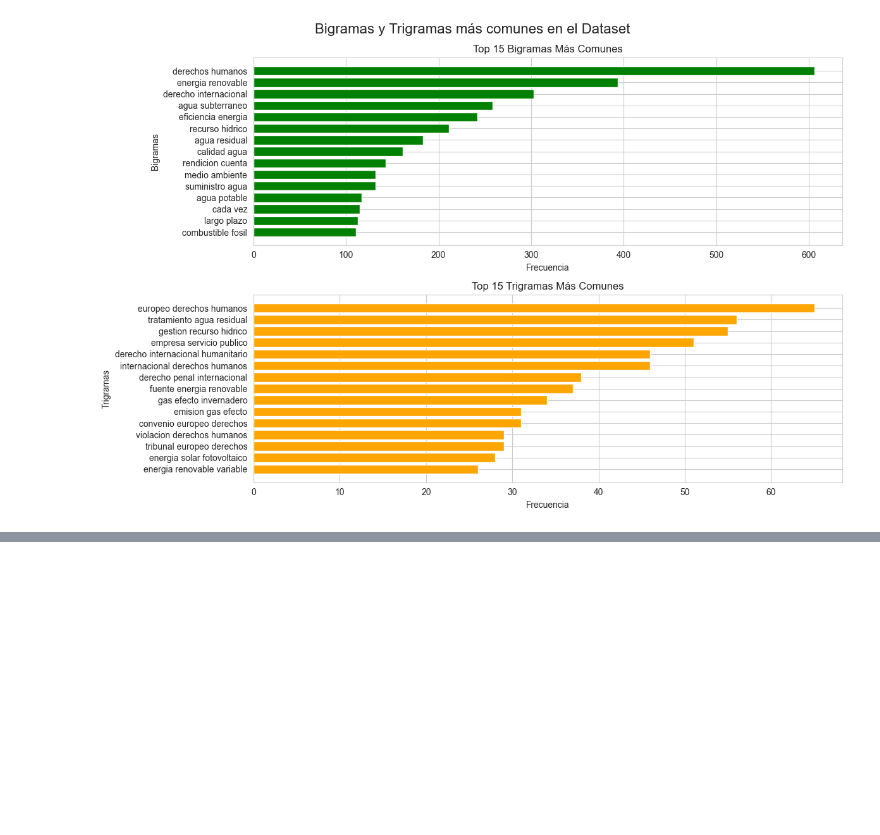
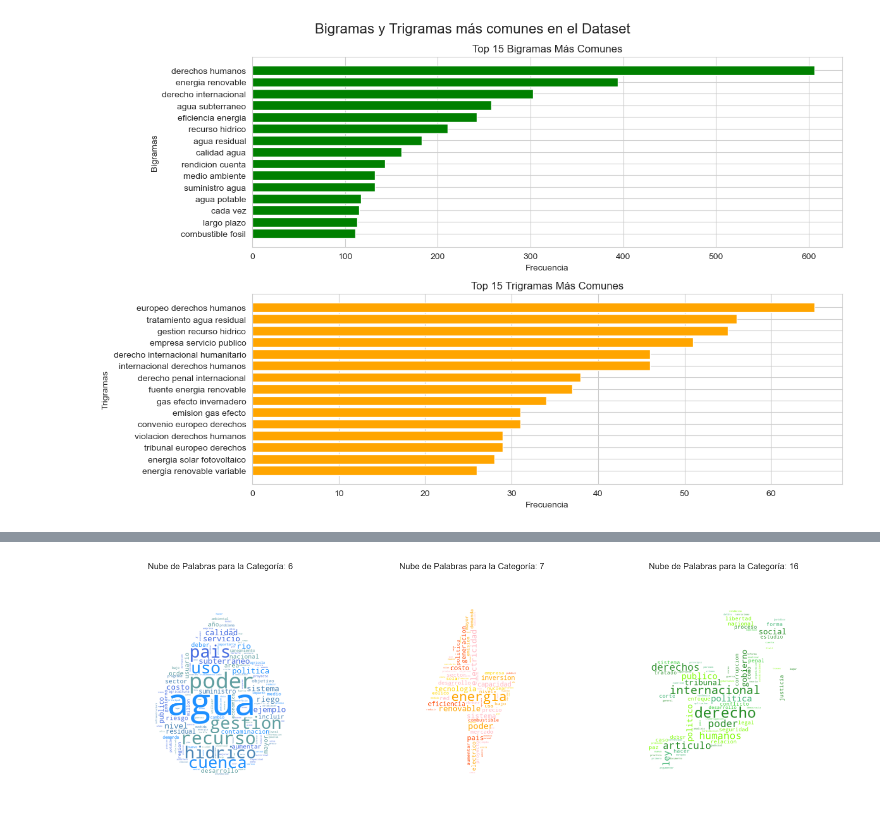
Before and after one commit to SnowArtz/BI-Proyecto-I-Etapa-I, a Jupyter notebook: notebooks/2.0-EDA-processed-data.ipynb, the cells around one changed output, grey strips where cells are left out. Drawn from its saved outputs; the diff is of its cells as text; code cells hidden in the pictures; blank space fills up the shorter version.

```diff
--- a/notebooks/2.0-EDA-processed-data.ipynb
+++ b/notebooks/2.0-EDA-processed-data.ipynb
@@ -49,0 +75,4 @@ DataVisualization.plot_most_frequent_n_grams(15, 15)
+# %%
+DataVisualization.plot_word_clouds_for_all_categories("sdg")
+# %% [output]
+[figure, added]
```
Also changed, not shown: parts of 13 cells of this notebook, 4 other files.
